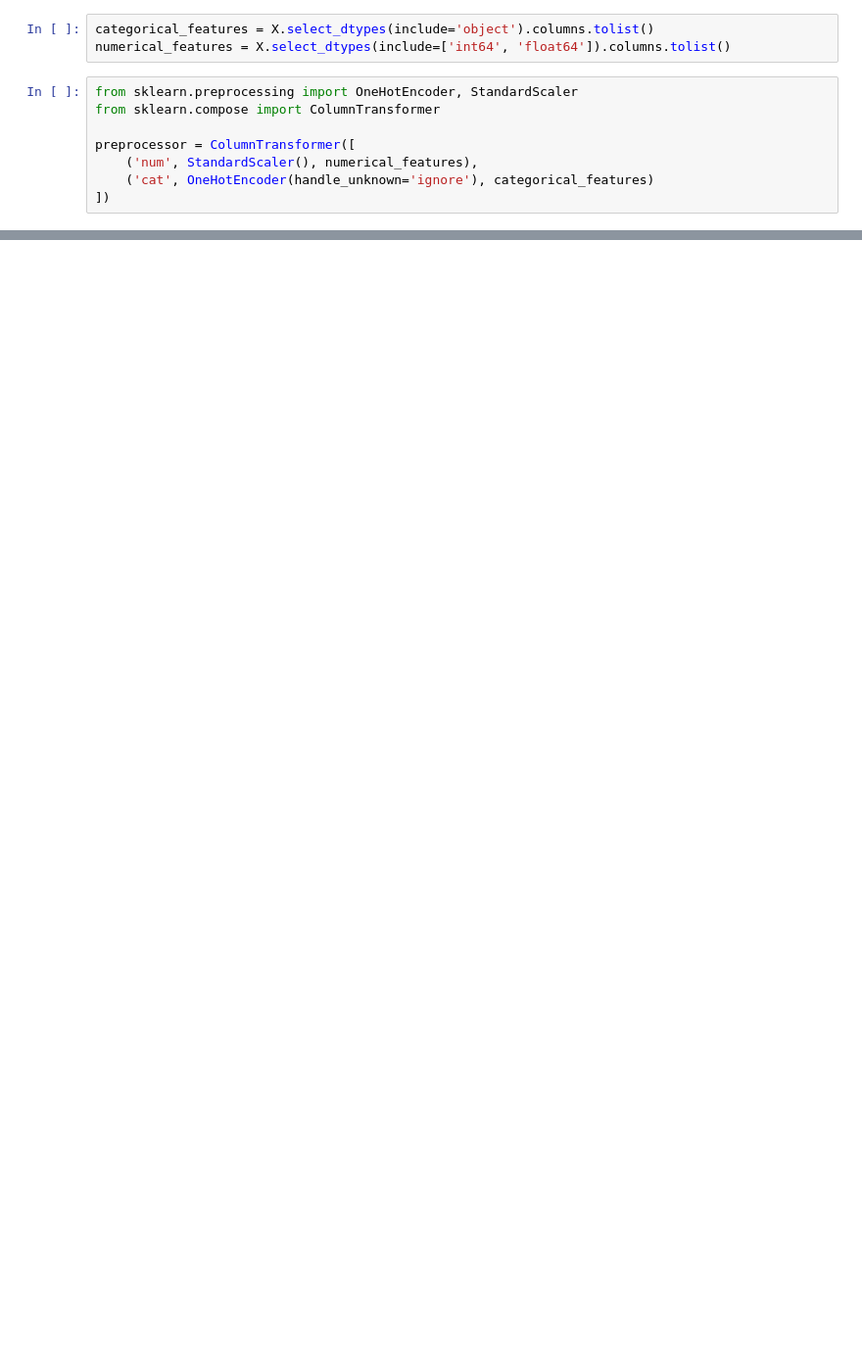
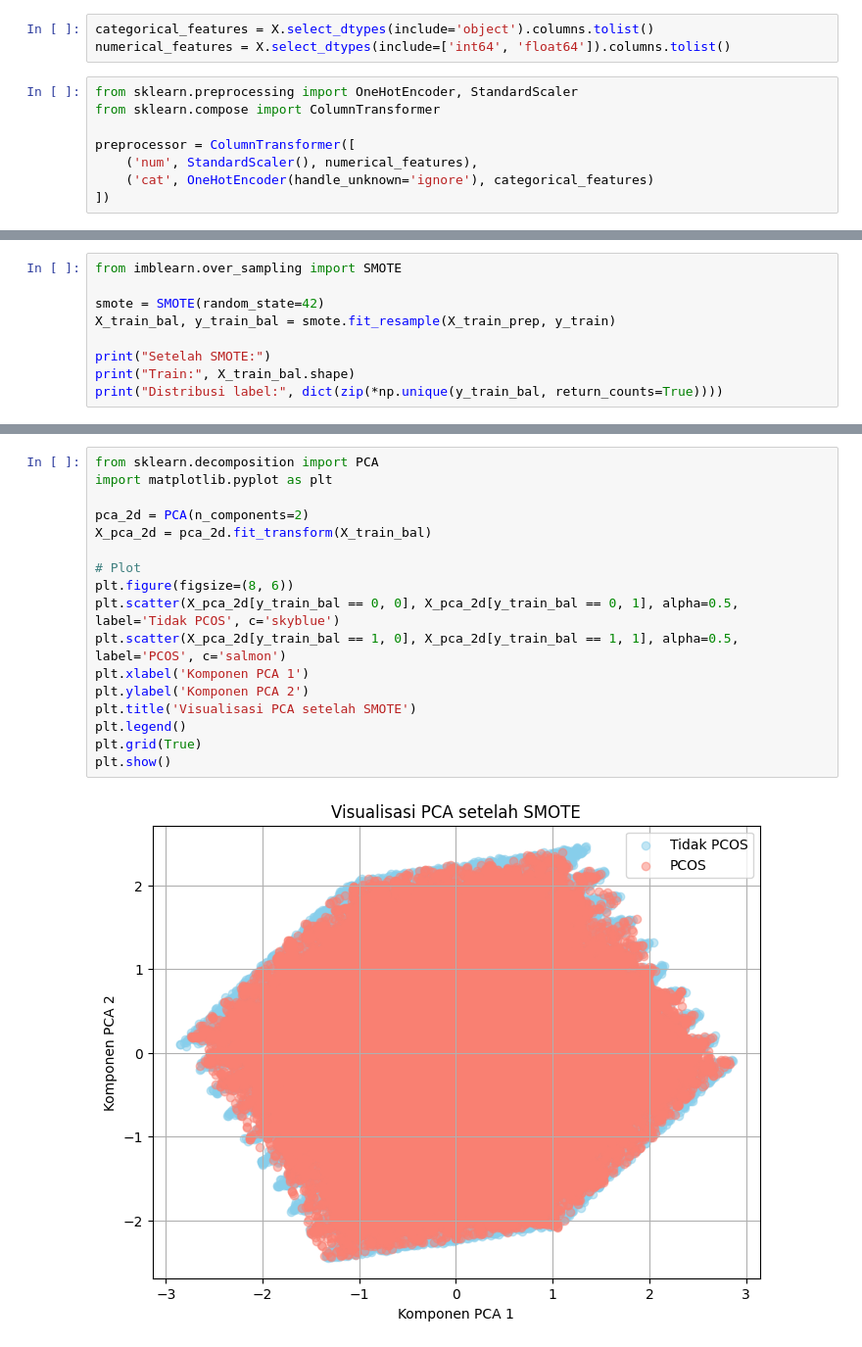
Before and after one commit to retnnoo/pcos-diagnosis-model, a Jupyter notebook: pcos-classification-model1dcnn.ipynb, the cells around one changed output, grey strips where cells are left out. Shown at 98% size. Drawn from its saved outputs; the diff is of its cells as text; blank space fills up the shorter version.

```diff
--- a/pcos-classification-model1dcnn.ipynb
+++ b/pcos-classification-model1dcnn.ipynb
@@ -428,0 +398,9 @@ Successfully installed scikit-learn-1.7.0
+# %%
+from imblearn.over_sampling import SMOTE
+
+smote = SMOTE(random_state=42)
+X_train_bal, y_train_bal = smote.fit_resample(X_train_prep, y_train)
+
+print("Setelah SMOTE:")
+print("Train:", X_train_bal.shape)
+print("Distribusi label:", dict(zip(*np.unique(y_train_bal, return_counts=True))))
@@ -428,0 +418,19 @@ Successfully installed scikit-learn-1.7.0
+# %%
+from sklearn.decomposition import PCA
+import matplotlib.pyplot as plt
+
+pca_2d = PCA(n_components=2)
+X_pca_2d = pca_2d.fit_transform(X_train_bal)
+
+# Plot
+plt.figure(figsize=(8, 6))
+plt.scatter(X_pca_2d[y_train_bal == 0, 0], X_pca_2d[y_train_bal == 0, 1], alpha=0.5, label='Tidak PCOS', c='skyblue')
+plt.scatter(X_pca_2d[y_train_bal == 1, 0], X_pca_2d[y_train_bal == 1, 1], alpha=0.5, label='PCOS', c='salmon')
+plt.xlabel('Komponen PCA 1')
+plt.ylabel('Komponen PCA 2')
+plt.title('Visualisasi PCA setelah SMOTE')
+plt.legend()
+plt.grid(True)
+plt.show()
+# %% [output]
+[figure, added]
```
Also changed, not shown: parts of 41 cells of this notebook.
